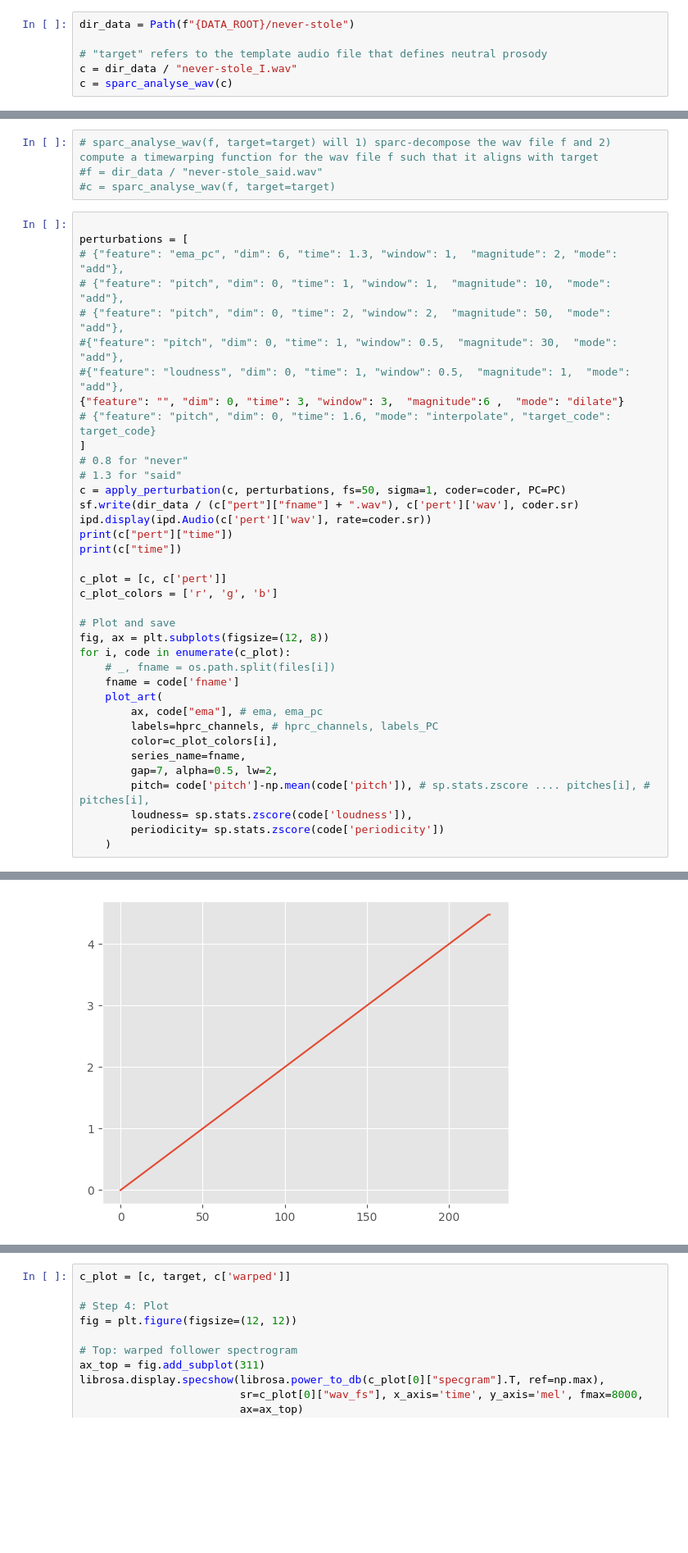
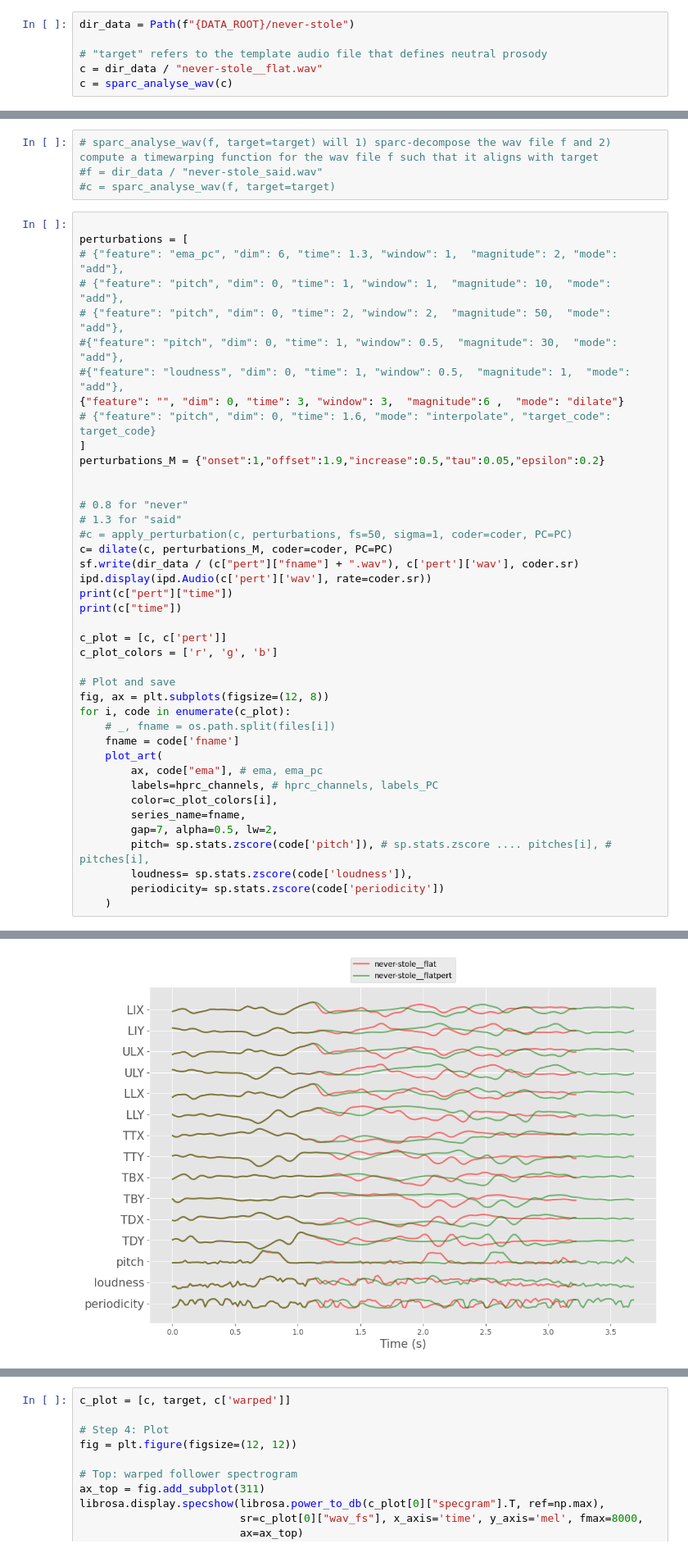
Before and after one commit to mguillau-commits/mrep, a Jupyter notebook: notebooks/latane-demo-cleaned_MelenPG copy.ipynb, the cells around one changed output, grey strips where cells are left out. Shown at 82% size. Drawn from its saved outputs; the diff is of its cells as text; blank space fills up the shorter version.

```diff
--- a/notebooks/latane-demo-cleaned_MelenPG copy.ipynb
+++ b/notebooks/latane-demo-cleaned_MelenPG copy.ipynb
@@ -711,7 +909,7 @@ def apply_perturbation(code, perturbations, fs=50, sigma=3, coder=None, PC=PC):
 dir_data = Path(f"{DATA_ROOT}/never-stole")
 
 # "target" refers to the template audio file that defines neutral prosody
-c = dir_data / "never-stole_I.wav"
+c = dir_data / "never-stole__flat.wav"
 c = sparc_analyse_wav(c)
 # %% [output]
 <sparc.sparc.SPARC object at 0x...>
@@ -730,9 +928,13 @@ perturbations = [
 {"feature": "", "dim": 0, "time": 3, "window": 3,  "magnitude":6 ,  "mode": "dilate"}
 # {"feature": "pitch", "dim": 0, "time": 1.6, "mode": "interpolate", "target_code": target_code}
 ]
+perturbations_M = {"onset":1,"offset":1.9,"increase":0.5,"tau":0.05,"epsilon":0.2}
+
+
 # 0.8 for "never"
 # 1.3 for "said"
-c = apply_perturbation(c, perturbations, fs=50, sigma=1, coder=coder, PC=PC)
+#c = apply_perturbation(c, perturbations, fs=50, sigma=1, coder=coder, PC=PC)
+c= dilate(c, perturbations_M, coder=coder, PC=PC)
 sf.write(dir_data / (c["pert"]["fname"] + ".wav"), c['pert']['wav'], coder.sr)
 ipd.display(ipd.Audio(c['pert']['wav'], rate=coder.sr))
 print(c["pert"]["time"])
@@ -752,7 +954,7 @@ for i, code in enumerate(c_plot):
         color=c_plot_colors[i],
         series_name=fname,
         gap=7, alpha=0.5, lw=2,
-        pitch= code['pitch']-np.mean(code['pitch']), # sp.stats.zscore .... pitches[i], # pitches[i],
+        pitch= sp.stats.zscore(code['pitch']), # sp.stats.zscore .... pitches[i], # pitches[i],
         loudness= sp.stats.zscore(code['loudness']),
         periodicity= sp.stats.zscore(code['periodicity'])
     )
@@ -760 +981 @@ for i, code in enumerate(c_plot):
-[figure, old version]
+[figure, new version]
```
Also changed, not shown: parts of 7 cells of this notebook, 1 other file.
